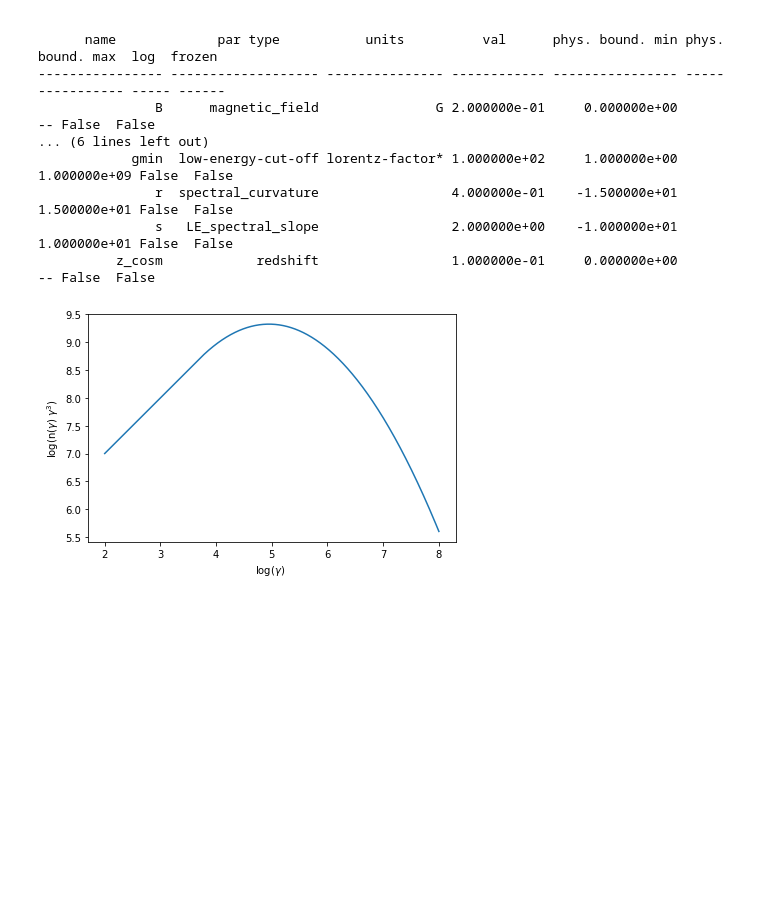
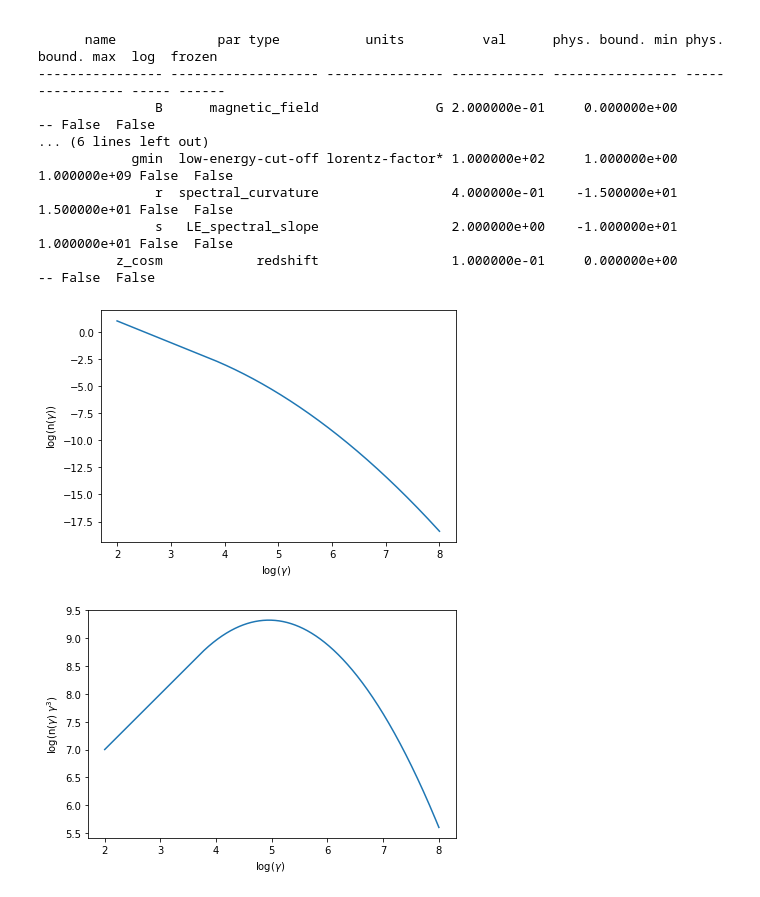
Before and after one commit to andreatramacere/UniGe_HighEnergy_Astrophysics_Lesson, a Jupyter notebook: Tutorial_1.ipynb, the cells around one changed output. Cells and saved outputs as stored; diff of their text form; code cells hidden in the pictures; blank space fills up the shorter version.

```diff
--- a/Tutorial_1.ipynb
+++ b/Tutorial_1.ipynb
@@ -103,6 +103,10 @@ electrons distribution:
                r  spectral_curvature                 4.000000e-01    -1.500000e+01     1.500000e+01 False  False
                s   LE_spectral_slope                 2.000000e+00    -1.000000e+01     1.000000e+01 False  False
           z_cosm            redshift                 1.000000e-01     0.000000e+00               -- False  False
+# %%
+p=my_jet.electron_distribution.plot()
+# %% [output]
+[figure, added]
 # %%
 p=my_jet.electron_distribution.plot3p()
 # %% [output]
```
Also changed, not shown: parts of 1 cell of this notebook, 1 other file.
